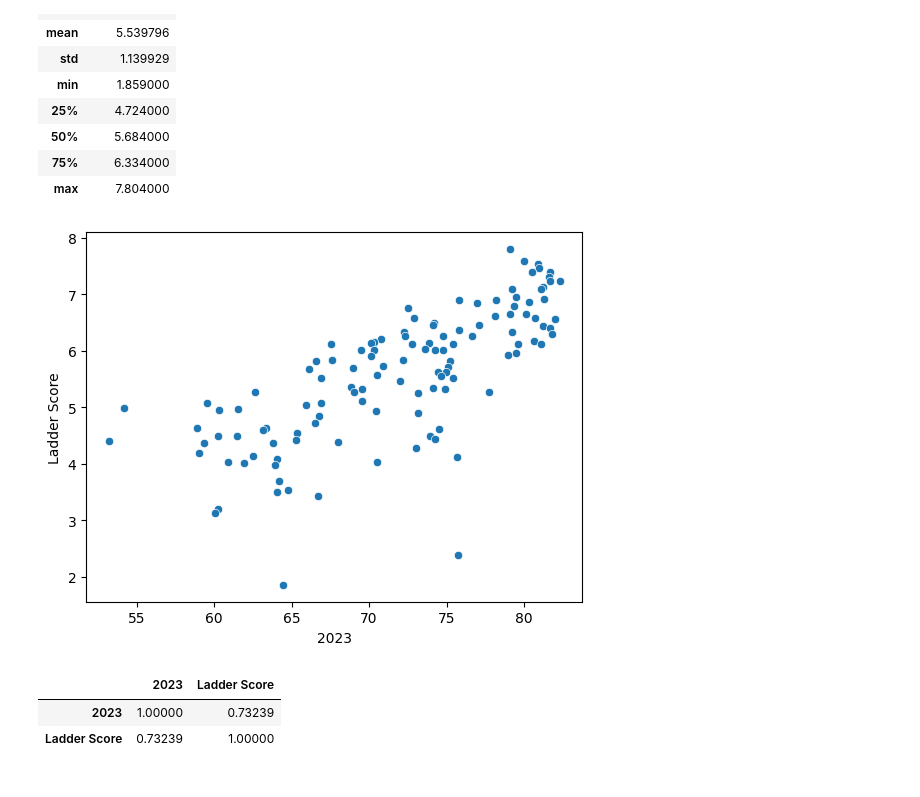
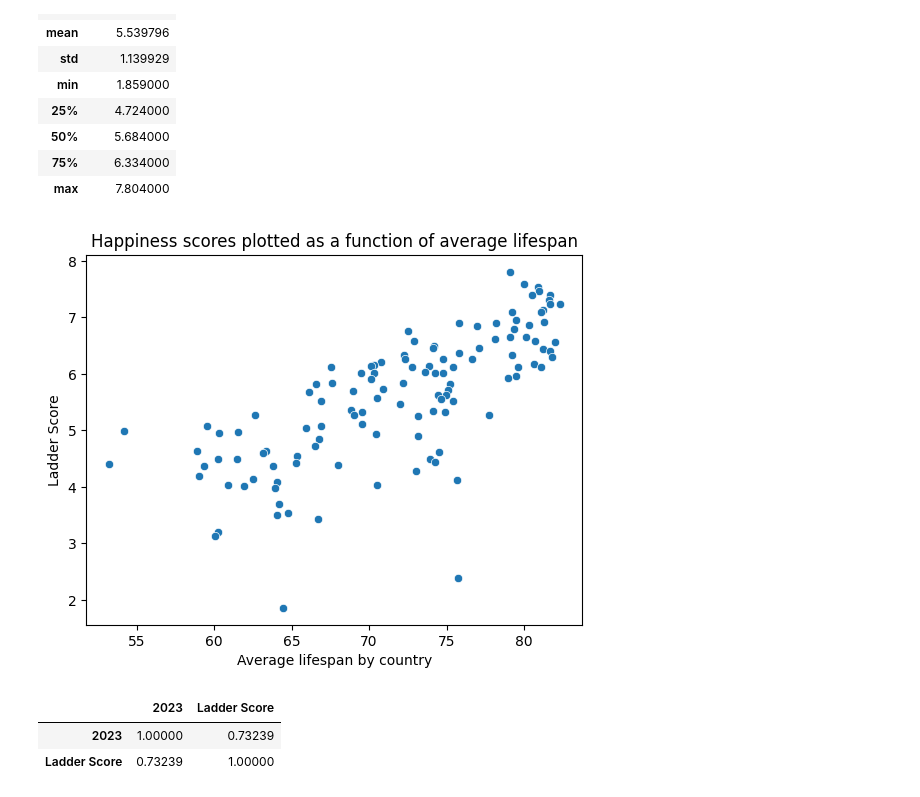
Before and after one commit to mahmoud-mannes/wealth-and-happiness, a Jupyter notebook: Analysis2.ipynb, the cells around one changed output. Saved outputs shown, nothing was run; the diff lists cells and outputs as text; code cells hidden in the pictures.

```diff
--- a/Analysis2.ipynb
+++ b/Analysis2.ipynb
@@ -85,9 +85,11 @@ happiness_data.describe()
 # %%
 merged = happiness_data.merge(health_data, on='Country')
 sns.scatterplot(data=merged, x = '2023', y = 'Ladder Score')
+plt.xlabel('Average lifespan by country')
+plt.title('Happiness scores plotted as a function of average lifespan')
 plt.show()
 # %% [output]
-[figure, old version]
+[figure, new version]
 # %%
 merged[['2023', 'Ladder Score']].corr()
 # %% [output]
```
Also changed, not shown: parts of 2 cells of this notebook, 1 other file.
